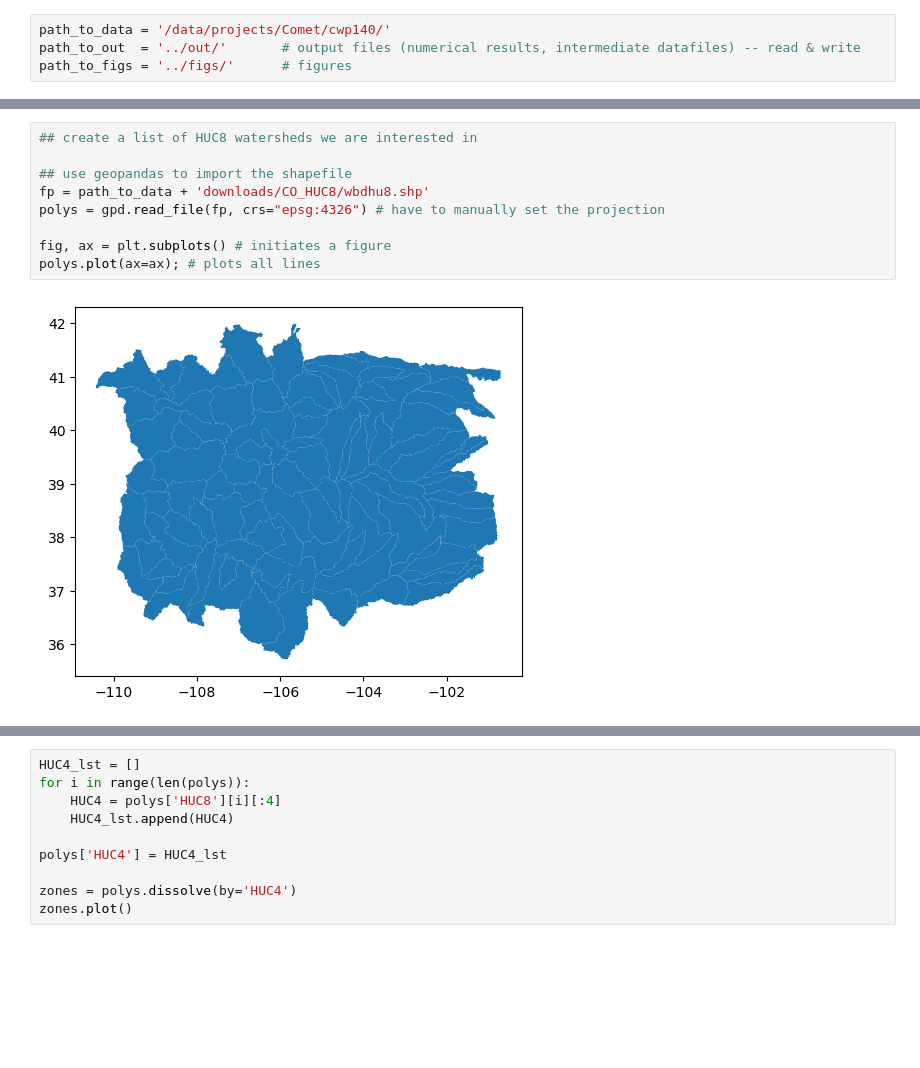
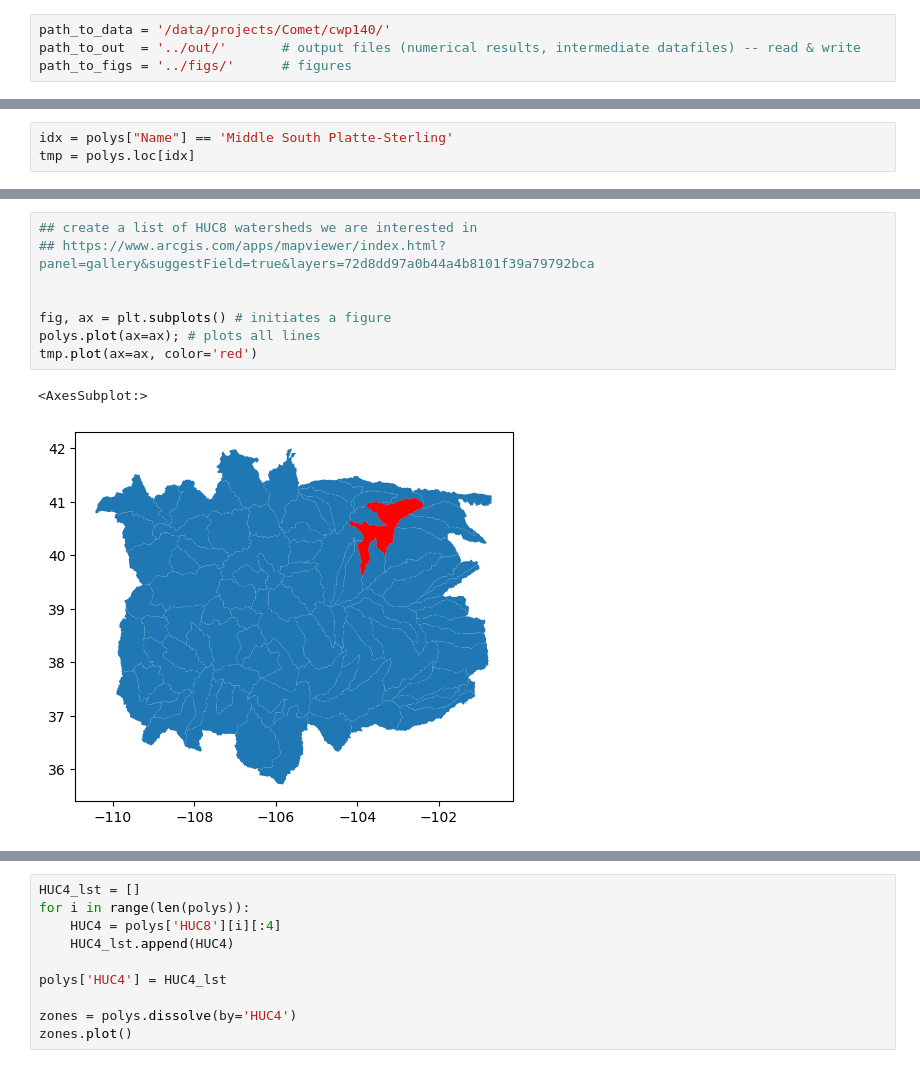
Before and after one commit to CW3E/CO_top-decile_precip_ARs_code, a Jupyter notebook: preprocess/preprocess_PRISM_watershed_data.ipynb, the cells around one changed output, grey strips where cells are left out. Saved outputs shown, nothing was run; the diff lists cells and outputs as text; blank space fills up the shorter version.

```diff
--- a/preprocess/preprocess_PRISM_watershed_data.ipynb
+++ b/preprocess/preprocess_PRISM_watershed_data.ipynb
@@ -40,0 +45,3 @@ path_to_figs = '../figs/'      # figures
+# %%
+idx = polys["Name"] == 'Middle South Platte-Sterling'
+tmp = polys.loc[idx]
@@ -41,11 +53,11 @@ path_to_figs = '../figs/'      # figures
 # %%
 ## create a list of HUC8 watersheds we are interested in
+## https://www.arcgis.com/apps/mapviewer/index.html?panel=gallery&suggestField=true&layers=72d8dd97a0b44a4b8101f39a79792bca
 
-## use geopandas to import the shapefile
-fp = path_to_data + 'downloads/CO_HUC8/wbdhu8.shp'
-polys = gpd.read_file(fp, crs="epsg:4326") # have to manually set the projection
 
 fig, ax = plt.subplots() # initiates a figure
 polys.plot(ax=ax); # plots all lines
+tmp.plot(ax=ax, color='red')
 # %% [output]
+<AxesSubplot:>
-[figure, old version]
+[figure, new version]
```
Also changed, not shown: parts of 3 cells of this notebook, 19 other files.
